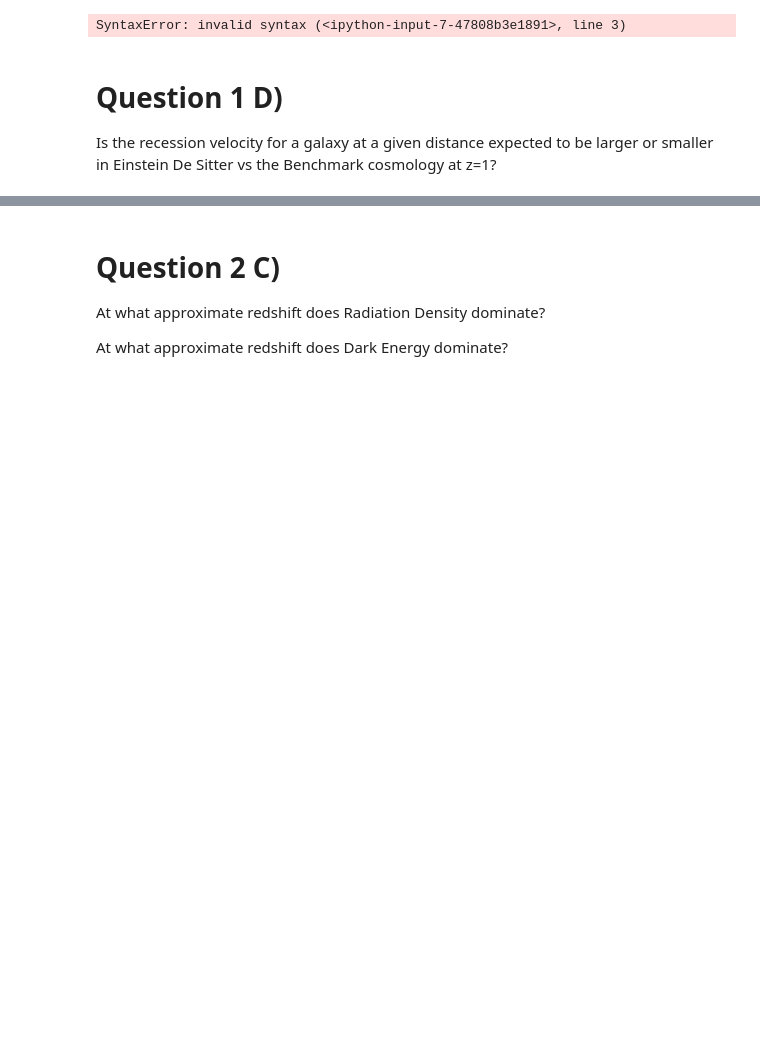
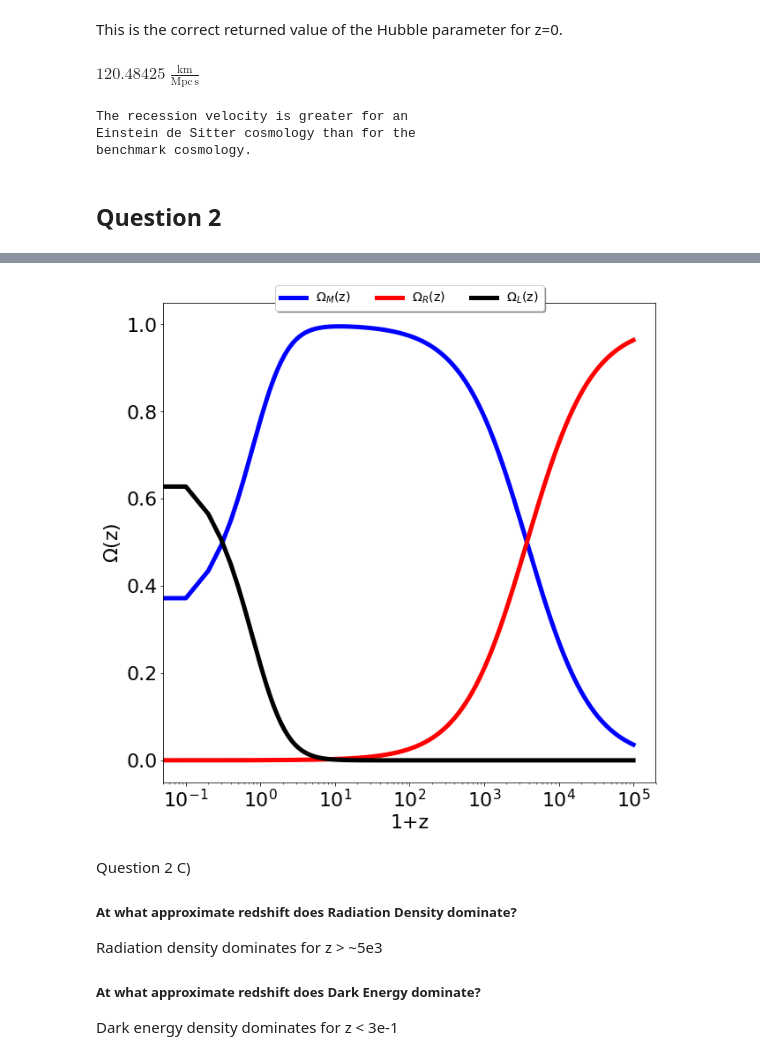
Before and after one commit to katiechambe/CodingPractice, a Jupyter notebook: CosmologicalTools_Template.ipynb, the cells around one changed output, grey strips where cells are left out. Cells and saved outputs as stored; diff of their text form; code cells hidden in the pictures; blank space fills up the shorter version.

Commit message:
finished cosmological tools

```diff
--- a/CosmologicalTools_Template.ipynb
+++ b/CosmologicalTools_Template.ipynb
@@ -24,6 +26,7 @@ h = 0.6781   # Hubble Constant  100 h km/s/Mpc
 class CosmologicalTools:
     # Define a class that provides functions to compute various cosmological quantities
     # for a given cosmology
+    # this function is called as CosmologicalTools(OmegaM, OmegaR, OmegaL, h)
 
     def __init__(self, OmegaM, OmegaR, OmegaL, h):
         # initialize the instance of the class - for any given Cosmology
@@ -47,9 +50,8 @@ class CosmologicalTools:
         # Function that defines the Hubble Parameter as a function of redshift
         # Input:   Redshift z
         # Returns: The Hubble parameter at the given redshift in units of km/s/Mpc
+        Hz=np.sqrt(self.Ho**2*(self.OmegaM*(1+z)**3+self.OmegaR*(1+z)**4+self.OmegaL+self.OmegaK*(1+z)**2))
 
-        Hz=np.sqrt(self.Ho**2*(self.OmegaM*(1+z)**3+self.OmegaR*(1+z)**4+self.OmegaL+self.OmegaK*(1+z)**2))
-        #Hz=z
         return Hz
 
 
@@ -58,23 +60,23 @@ class CosmologicalTools:
         # Function that defines the matter density parameter as a function of redshift
         # Input:  Redshift z . Can be an array
         # Output:  Matter Density Parameter at the given redshift.
+        omz = self.OmegaM*(1+z)**3*(self.Ho/self.HubbleParameterZ(z))**2
 
-        # FILL THIS IN
-        return
+        return omz
 
     def OmegaR_Z(self,z):
         # Function that defines the radiation density parameter as a function of redshift
         # Input:  Redshift z . Can be an array
         # Output:  Radiation Density Parameter at the given redshift.
+        orz = self.OmegaR*(1+z)**4*(self.Ho/self.HubbleParameterZ(z))**2
 
-        # FILL THIS IN
-        return
+        return orz
 
 
     def OmegaL_Z(self,z):
         # Function that defines the dark energy density parameter as a function of redshift
         # Input:  Redshift z . Can be an array
         # Output:  Dark Energy Density Parameter at the given redshift.
+        olz = self.OmegaL*(self.Ho/self.HubbleParameterZ(z))**2
 
-        # FILL THIS IN
-        return
+        return olz
@@ -81,5 +85,6 @@ class CosmologicalTools:
 # %%
-# Define here an instance of the Class Cosmological Tools that follows the Benchmark Cosmology
+# Question 1 A)
 
-bench = CosmologicalTools(OmegaM,OmegaR,OmegaL,h)
-bench.HubbleParameterZ(4)
+# Creates instance of the class for the benchmark cosmology
+
+benchmark = CosmologicalTools(OmegaM,OmegaR,OmegaL,h)
@@ -92,23 +98,33 @@ $424.7821 \; \mathrm{\frac{km}{Mpc\,s}}$
+# %% [markdown]
+This is the correct returned value of the Hubble parameter for z=0.
 # %%
 # Question 1 C)
 
 # Compute the Hubble Parameter at z = 1 in BenchMark Cosmology
+benchmark.HubbleParameterZ(1)
+# %% [output]
+$120.48425 \; \mathrm{\frac{km}{Mpc\,s}}$
 # %%
 # Question 1 D)
 # Define the cosmology for the Einstein De Sitter Universe
-OmegaMD =
-OmegaRD =
-OmegaLD =
+OmegaMD = 1
+OmegaRD = 0
+OmegaLD = 0
 # h is the same
 
 # Define a New Instance of the Class with Einstein De Sitter Cosmology
+EdSCosmology = CosmologicalTools(OmegaMD,OmegaRD,OmegaLD,h)
 
 # Compute the Hubble Parameter at z = 1.0 in Einstein De Sitter Cosmology
+EdSCosmology.HubbleParameterZ(1)
+
+print("The recession velocity is greater for an \nEinstein de Sitter cosmology than for the \nbenchmark cosmology.")
 # %% [output]
-SyntaxError: invalid syntax (<ipython-input-7-47808b3e1891>, line 3)
+The recession velocity is greater for an
+Einstein de Sitter cosmology than for the
+benchmark cosmology.
-# %% [markdown]
-# Question 1 D)
-Is the recession velocity for a galaxy at a given distance expected to be larger or smaller in Einstein De Sitter vs the Benchmark cosmology at z=1?
+# %% [markdown]
+## Question 2
 # %%
 # Question 2 B)
 
@@ -126,16 +142,16 @@ zrange = np.arange(zmin, zmax, 0.1)
 
 
 # Evolution of Matter Density Parameter as a function of 1+z
-# FILL THIS IN
-plt.semilogx(  , color='blue', linewidth=5, label=r'$\Omega_M$(z)')
+matterDensity = benchmark.OmegaM_Z(zrange)
+plt.semilogx(zrange,matterDensity , color='blue', linewidth=5, label=r'$\Omega_M$(z)')
 
 # Evolution of Radiation Density Parameter
-# FILL THIS IN
-plt.semilogx(  , color='red', linewidth=5, label=r'$\Omega_R$(z)')
+radiationDensity = benchmark.OmegaR_Z(zrange)
+plt.semilogx(zrange,radiationDensity, color='red', linewidth=5, label=r'$\Omega_R$(z)')
 
 # Evolution of Dark Energy Density Parameter
-# FILL THIS IN
-plt.semilogx(  , color='black', linewidth=5, label=r'$\Omega_L$(z)')
+darkEnergyDensity = benchmark.OmegaL_Z(zrange)
+plt.semilogx(zrange,darkEnergyDensity, color='black', linewidth=5, label=r'$\Omega_L$(z)')
 
 
 
@@ -161,8 +176,9 @@ SyntaxError: invalid syntax (<ipython-input-1-3667407cb18c>, line 17)
+[figure, added]
 # %% [markdown]
-# Question 2 C)
+ Question 2 C)
 
- At what approximate redshift does Radiation Density dominate?
+##### At what approximate redshift does Radiation Density dominate?
+Radiation density dominates for z > ~5e3
 
-
-
- At what approximate redshift does Dark Energy dominate?
+##### At what approximate redshift does Dark Energy dominate?
+Dark energy density dominates for z < 3e-1
```
Also changed, not shown: parts of 7 cells of this notebook.
